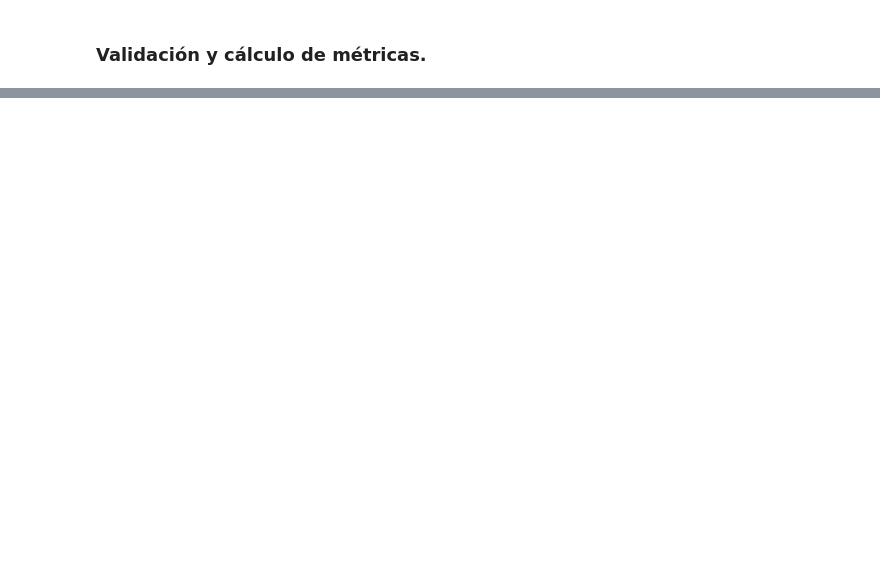
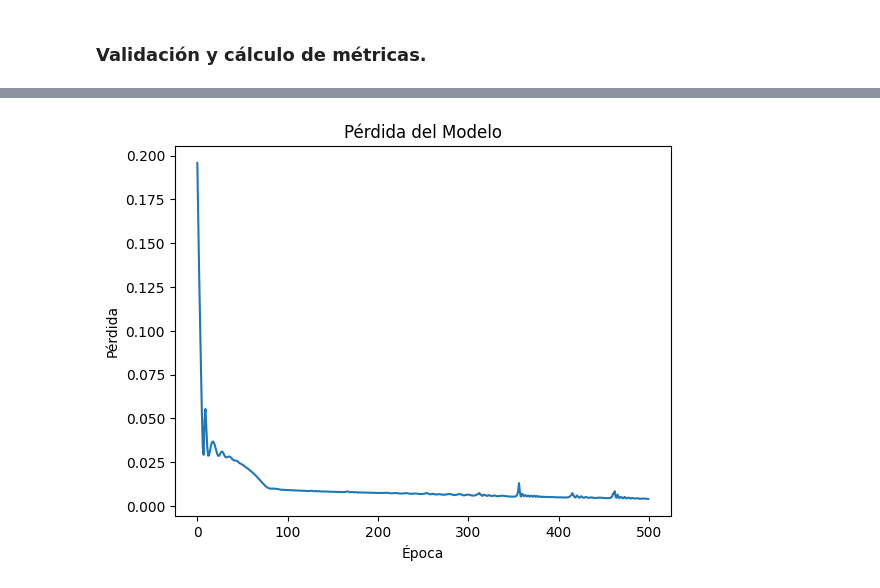
Before and after one commit to Gaddran/Tarea3MLA, a Jupyter notebook: Tarea3MLA.ipynb, the cells around one changed output, grey strips where cells are left out. Saved outputs shown, nothing was run; the diff lists cells and outputs as text; code cells hidden in the pictures; blank space fills up the shorter version.

```diff
--- a/Tarea3MLA.ipynb
+++ b/Tarea3MLA.ipynb
@@ -272,0 +364,2 @@ plt.show()
+# %%
+X_leche = X_leche.reshape((X_leche.shape[0], X_leche.shape[1], 1))
@@ -272,0 +368,2 @@ plt.show()
+# %%
+X_leche_train, X_leche_test, y_leche_train, y_leche_test = train_test_split(X_leche, y_leche, test_size=0.3, shuffle=False) #Shuffle false es importante para mantener el orden de la serie de tiempo
@@ -272,0 +372,14 @@ plt.show()
+# %%
+
+
+# Crear el LSTM modelo
+model = Sequential()
+model.add(Input((X_leche_train.shape[1], 1)))
+model.add(LSTM(units=500, activation='relu', return_sequences=False))
+model.add(Dense(units=1))
+
+# Compilar el Modelo
+model.compile(optimizer='adam', loss='mean_squared_error')
+
+# Resumen de modelo
+model.summary()
@@ -272,0 +398,15 @@ plt.show()
+# %%
+
+history_leche = model.fit(X_leche_train, y_leche_train, epochs=500, batch_size=256, verbose=0)
+# %%
+# Graficar la pérdida de entrenamiento y validación
+plt.plot(history_leche.history['loss'])
+
+
+# Añadir etiquetas y título
+plt.title('Pérdida del Modelo')
+plt.xlabel('Época')
+plt.ylabel('Pérdida')
+plt.show()
+# %% [output]
+[figure, added]
```
Also changed, not shown: parts of 37 cells of this notebook, 4 other files.
